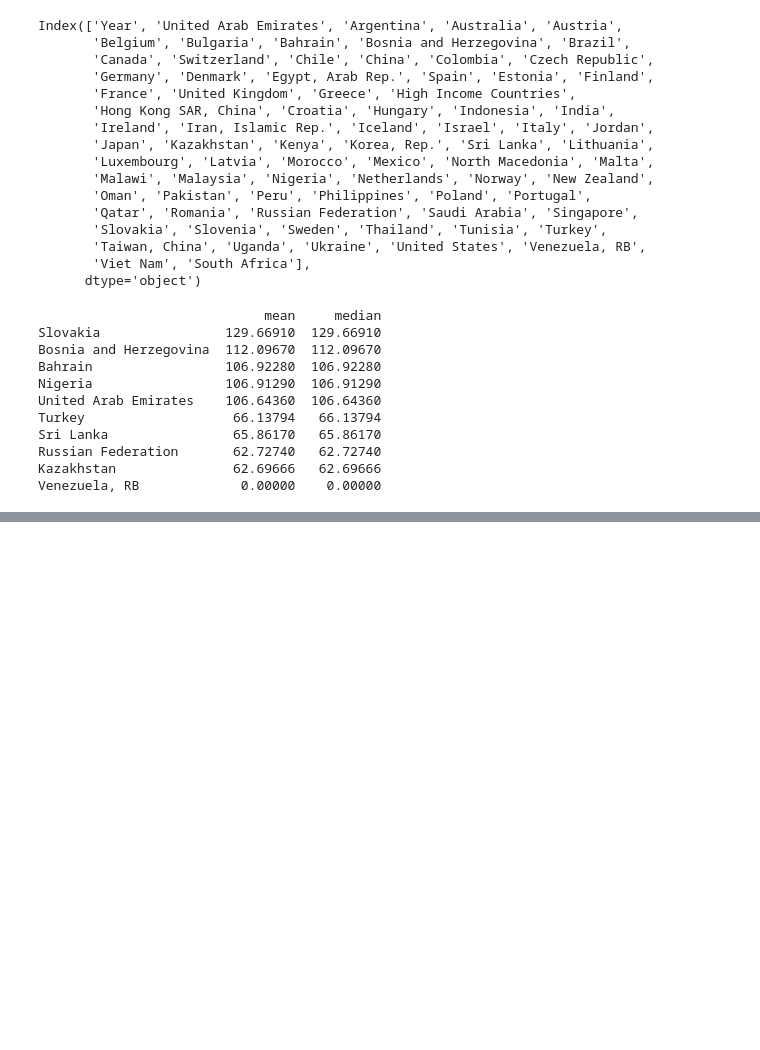
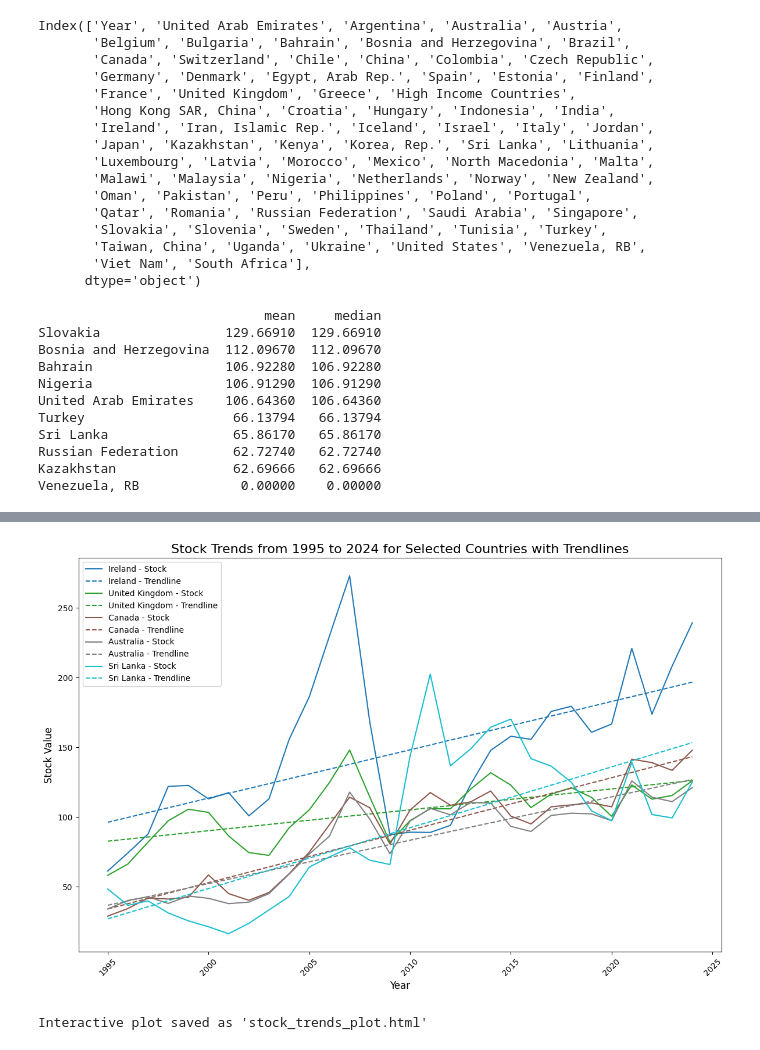
Before and after one commit to yslavcom-code/Project3, a Jupyter notebook: Stock Markets.ipynb, the cells around one changed output, grey strips where cells are left out. Cells and saved outputs as stored; diff of their text form; code cells hidden in the pictures; blank space fills up the shorter version.

```diff
--- a/Stock Markets.ipynb
+++ b/Stock Markets.ipynb
@@ -535,0 +429,64 @@ plt.show()
+# %%
+import pandas as pd
+import matplotlib.pyplot as plt
+import numpy as np
+import mpld3  # Ensure this is installed
+
+# Step 1: Load the cleaned Excel file into a DataFrame
+df = pd.read_excel('cleaned_stock_data.xlsx', sheet_name='Sheet1')
+
+# Step 2: Define your custom list of countries
+selected_countries = ['Ireland', 'United Kingdom', 'Canada', 'Australia', 'Sri Lanka']
+
+# Step 3: Filter the data for selected countries (assuming 'Year' is the first column)
+df_filtered = df[['Year'] + selected_countries]
+
+# Step 4: Ensure the 'Year' column is treated as integers
+df_filtered.loc[:, 'Year'] = df_filtered['Year'].astype(int)
+
+# Step 5: Filter the data for the years between 1995 and 2024
+df_filtered = df_filtered[(df_filtered['Year'] >= 1995) & (df_filtered['Year'] <= 2024)]
+
+# Step 6: Plotting the trendline for each selected country
+plt.figure(figsize=(12, 8))
+
+# Assign colors to countries for consistent plotting
+colors = plt.colormaps['tab10'](np.linspace(0, 1, len(selected_countries)))
+
+for i, country in enumerate(selected_countries):
+    color = colors[i]
+
+    # Plot the stock values for the country
+    plt.plot(df_filtered['Year'], df_filtered[country], label=f'{country} - Stock', color=color)
+
+    # Add a trendline
+    z = np.polyfit(df_filtered['Year'], df_filtered[country], 1)  # Linear fit
+    p = np.poly1d(z)  # Create a polynomial from the fit
+
+    # Plot the trendline with the same color as the country line
+    plt.plot(df_filtered['Year'], p(df_filtered['Year']), '--', label=f'{country} - Trendline', color=color)
+
+# Step 7: Adding titles and labels
+plt.title('Stock Trends from 1995 to 2024 for Selected Countries with Trendlines', fontsize=16)
+plt.xlabel('Year', fontsize=12)
+plt.ylabel('Stock Value', fontsize=12)
+
+# Step 8: Rotate x-axis labels for better readability
+plt.xticks(rotation=45)
+
+# Step 9: Add a legend to distinguish countries and their trendlines
+plt.legend()
+
+# Save the plot as a PNG image
+plt.savefig('stock_trends_plot.png')
+
+# Save as an interactive HTML file
+mpld3.save_html(plt.gcf(), 'stock_trends_plot.html')
+
+plt.tight_layout()
+plt.show()
+
+print("Interactive plot saved as 'stock_trends_plot.html'")
+# %% [output]
+[figure, added]
+Interactive plot saved as 'stock_trends_plot.html'
```
Also changed, not shown: parts of 8 cells of this notebook, 4 other files.
